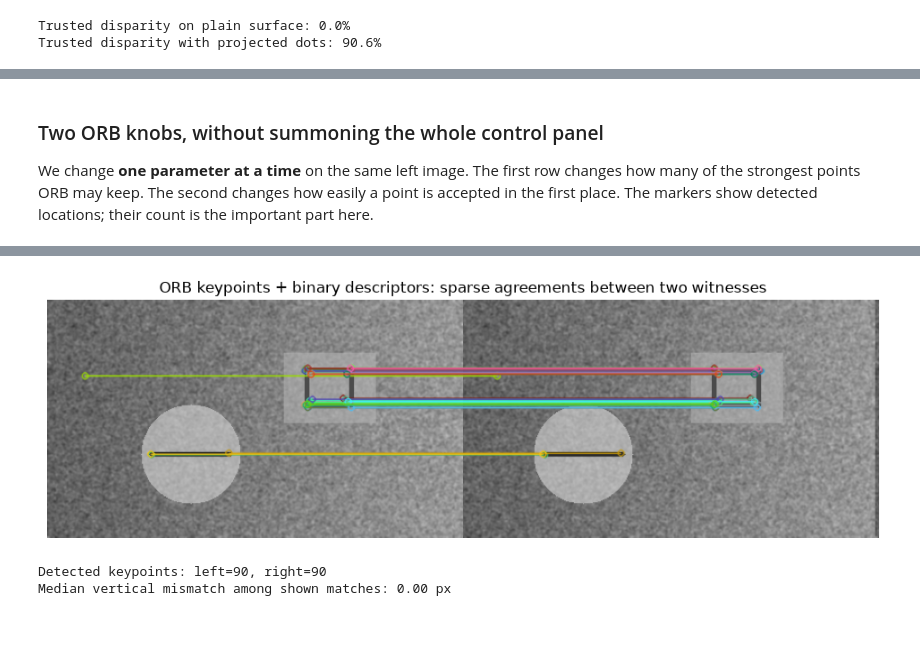
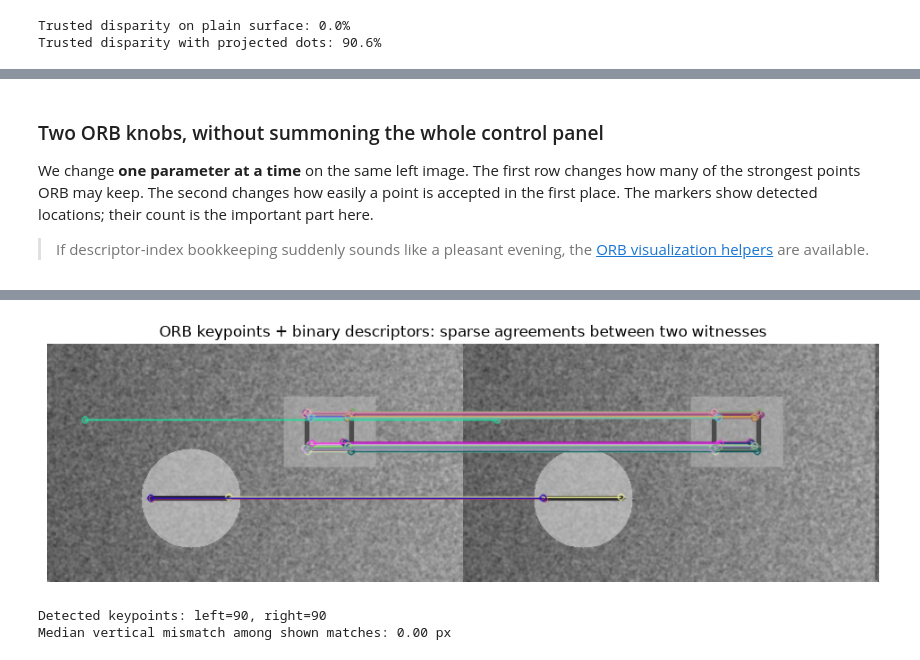
Before and after one commit to Maxstef/wave-part-dual, a Jupyter notebook: notebooks/classical_cv/04_stereo_depth_and_point_clouds.ipynb, the cells around one changed output, grey strips where cells are left out. Cells and saved outputs as stored; diff of their text form; code cells hidden in the pictures; blank space fills up the shorter version.

Commit message:
clean up stereo depth and point clouds notebook, add future practice ideas

```diff
--- a/notebooks/classical_cv/04_stereo_depth_and_point_clouds.ipynb
+++ b/notebooks/classical_cv/04_stereo_depth_and_point_clouds.ipynb
@@ -527,4 +310,6 @@ Further reading, mainly to provide comfort through its mere existence: [OpenCV O
 ### Two ORB knobs, without summoning the whole control panel
 
 We change **one parameter at a time** on the same left image. The first row changes how many of the strongest points ORB may keep. The second changes how easily a point is accepted in the first place. The markers show detected locations; their count is the important part here.
+
+> If descriptor-index bookkeeping suddenly sounds like a pleasant evening, the [ORB visualization helpers](./_helpers/stereo_depth.py) are available.
 # %%
@@ -561,37 +321,14 @@ plt.show()
 # %% [output]
 [figure]
 # %%
-orb = cv2.ORB_create(nfeatures=100)  # Maximum strongest keypoints to retain
-left_keypoints, left_descriptors = orb.detectAndCompute(left, None)
-right_keypoints, right_descriptors = orb.detectAndCompute(right, None)
-# ORB descriptors are bits; keep only matches that agree in both directions.
-matcher = cv2.BFMatcher(cv2.NORM_HAMMING, crossCheck=True)
-matches = sorted(matcher.match(left_descriptors, right_descriptors), key=lambda match: match.distance)
-
-match_image = cv2.drawMatches(
+orb_match_results = plot_orb_matches(
     left,
-    left_keypoints,
     right,
-    right_keypoints,
-    matches[:35],
-    None,
-    flags=cv2.DrawMatchesFlags_NOT_DRAW_SINGLE_POINTS,
+    nfeatures=100,
+    max_matches=35,
 )
-
-plt.figure(figsize=(12, 5))
-plt.imshow(cv2.cvtColor(match_image, cv2.COLOR_BGR2RGB))
-plt.title("ORB keypoints + binary descriptors: sparse agreements between two witnesses")
-plt.axis("off")
-plt.show()
-
-vertical_errors = [
-    abs(left_keypoints[m.queryIdx].pt[1] - right_keypoints[m.trainIdx].pt[1])
-    for m in matches[:35]
-]
-print(f"Detected keypoints: left={len(left_keypoints)}, right={len(right_keypoints)}")
-print(f"Median vertical mismatch among shown matches: {np.median(vertical_errors):.2f} px")
 # %% [output]
-[figure, old version]
+[figure, new version]
 Detected keypoints: left=90, right=90
 Median vertical mismatch among shown matches: 0.00 px
 # %% [markdown]
```
Also changed, not shown: parts of 17 cells of this notebook, 2 other files.
